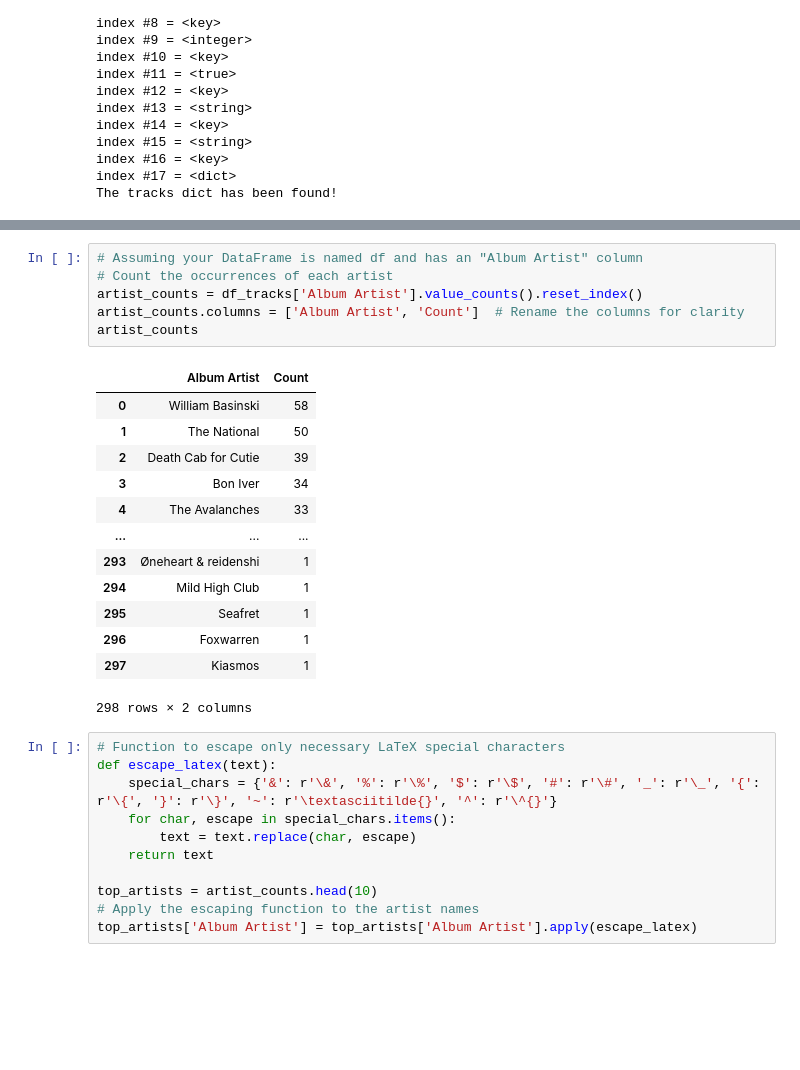
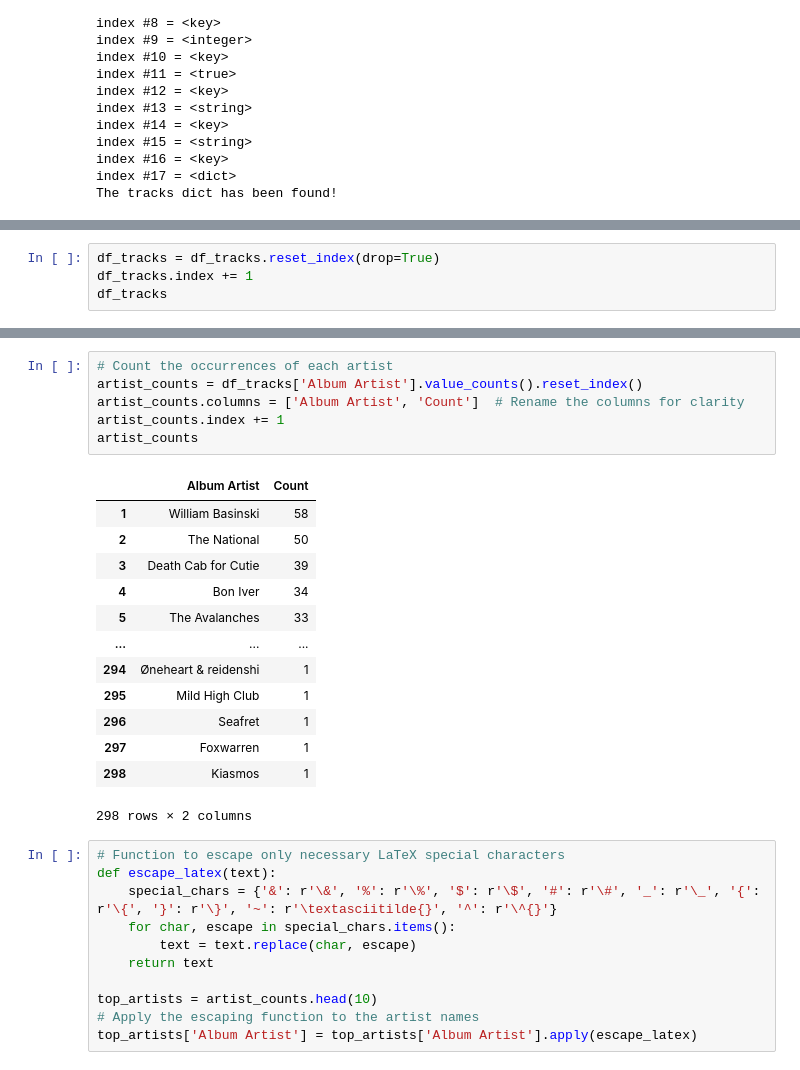
Before and after one commit to anvi-git/Project_Music_Library, a Jupyter notebook: notebook.ipynb, the cells around one changed output, grey strips where cells are left out. Cells and saved outputs as stored; diff of their text form; blank space fills up the shorter version.

```diff
--- a/notebook.ipynb
+++ b/notebook.ipynb
@@ -145,0 +130,4 @@ df_tracks
+# %%
+df_tracks = df_tracks.reset_index(drop=True)
+df_tracks.index += 1
+df_tracks
@@ -146,22 +148,22 @@ df_tracks
 # %%
-# Assuming your DataFrame is named df and has an "Album Artist" column
 # Count the occurrences of each artist
 artist_counts = df_tracks['Album Artist'].value_counts().reset_index()
 artist_counts.columns = ['Album Artist', 'Count']  # Rename the columns for clarity
+artist_counts.index += 1
 artist_counts
 # %% [output]
 |  | Album Artist | Count |
-| 0 | William Basinski | 58 |
-| 1 | The National | 50 |
-| 2 | Death Cab for Cutie | 39 |
-| 3 | Bon Iver | 34 |
-| 4 | The Avalanches | 33 |
+| 1 | William Basinski | 58 |
+| 2 | The National | 50 |
+| 3 | Death Cab for Cutie | 39 |
+| 4 | Bon Iver | 34 |
+| 5 | The Avalanches | 33 |
 | ... | ... | ... |
-| 293 | Øneheart & reidenshi | 1 |
-| 294 | Mild High Club | 1 |
-| 295 | Seafret | 1 |
-| 296 | Foxwarren | 1 |
-| 297 | Kiasmos | 1 |
+| 294 | Øneheart & reidenshi | 1 |
+| 295 | Mild High Club | 1 |
+| 296 | Seafret | 1 |
+| 297 | Foxwarren | 1 |
+| 298 | Kiasmos | 1 |
 298 rows × 2 columns
 # %%
 # Function to escape only necessary LaTeX special characters
```
Also changed, not shown: parts of 5 cells of this notebook, 1 other file.
